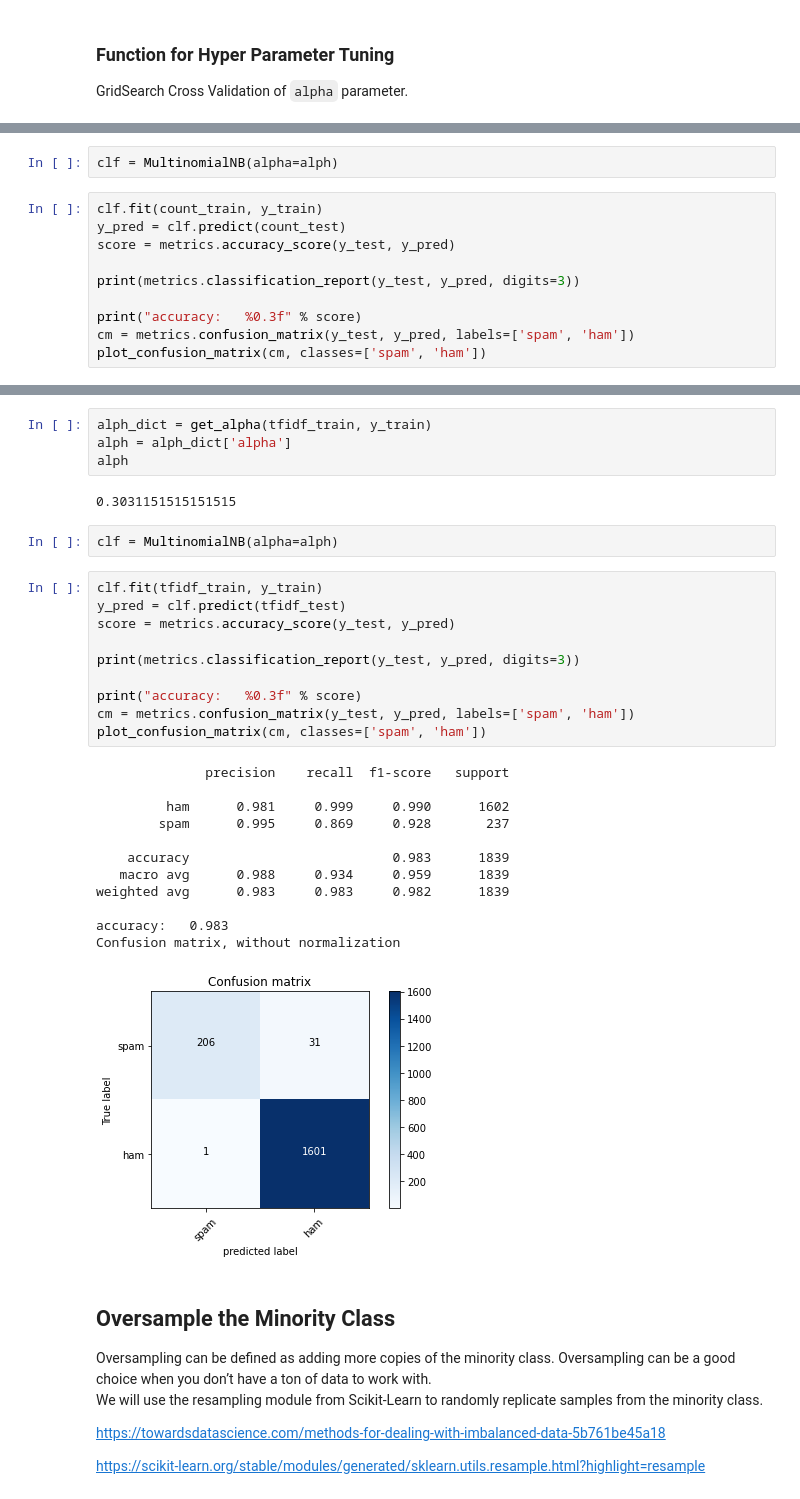
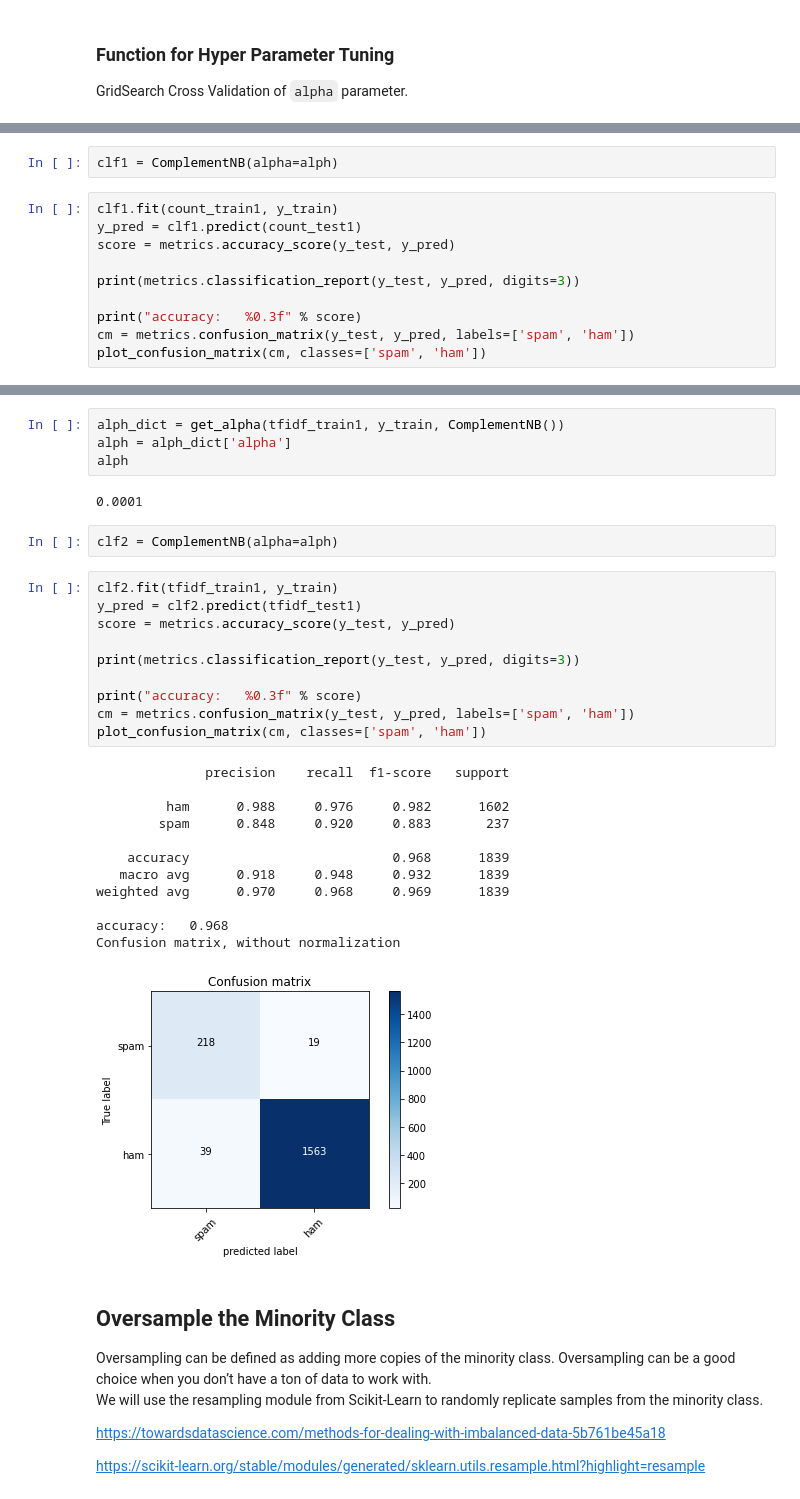
Before and after one commit to broepke/DATA110, a Jupyter notebook: Week 9/DATA110-Week9-broepke.ipynb, the cells around one changed output, grey strips where cells are left out. Saved outputs shown, nothing was run; the diff lists cells and outputs as text.

```diff
--- a/Week 9/DATA110-Week9-broepke.ipynb
+++ b/Week 9/DATA110-Week9-broepke.ipynb
@@ -725,8 +578,8 @@ alph
 # %%
-clf = MultinomialNB(alpha=alph)
+clf1 = ComplementNB(alpha=alph)
 # %%
-clf.fit(count_train, y_train)
-y_pred = clf.predict(count_test)
+clf1.fit(count_train1, y_train)
+y_pred = clf1.predict(count_test1)
 score = metrics.accuracy_score(y_test, y_pred)
 
 print(metrics.classification_report(y_test, y_pred, digits=3))
@@ -750,34 +603,34 @@ Confusion matrix, without normalization
 # %%
-alph_dict = get_alpha(tfidf_train, y_train)
+alph_dict = get_alpha(tfidf_train1, y_train, ComplementNB())
 alph = alph_dict['alpha']
 alph
 # %% [output]
-0.3031151515151515
+0.0001
 # %%
-clf = MultinomialNB(alpha=alph)
+clf2 = ComplementNB(alpha=alph)
 # %%
-clf.fit(tfidf_train, y_train)
-y_pred = clf.predict(tfidf_test)
+clf2.fit(tfidf_train1, y_train)
+y_pred = clf2.predict(tfidf_test1)
 score = metrics.accuracy_score(y_test, y_pred)
 
 print(metrics.classification_report(y_test, y_pred, digits=3))
 
 print("accuracy:   %0.3f" % score)
 cm = metrics.confusion_matrix(y_test, y_pred, labels=['spam', 'ham'])
 plot_confusion_matrix(cm, classes=['spam', 'ham'])
 # %% [output]
               precision    recall  f1-score   support
 
-         ham      0.981     0.999     0.990      1602
-        spam      0.995     0.869     0.928       237
+         ham      0.988     0.976     0.982      1602
+        spam      0.848     0.920     0.883       237
 
-    accuracy                          0.983      1839
-   macro avg      0.988     0.934     0.959      1839
-weighted avg      0.983     0.983     0.982      1839
+    accuracy                          0.968      1839
+   macro avg      0.918     0.948     0.932      1839
+weighted avg      0.970     0.968     0.969      1839
 
-accuracy:   0.983
+accuracy:   0.968
 Confusion matrix, without normalization
-[figure, old version]
+[figure, new version]
 # %% [markdown]
 ## Oversample the Minority Class
 Oversampling can be defined as adding more copies of the minority class. Oversampling can be a good choice when you don’t have a ton of data to work with.
```
Also changed, not shown: parts of 56 cells of this notebook.
